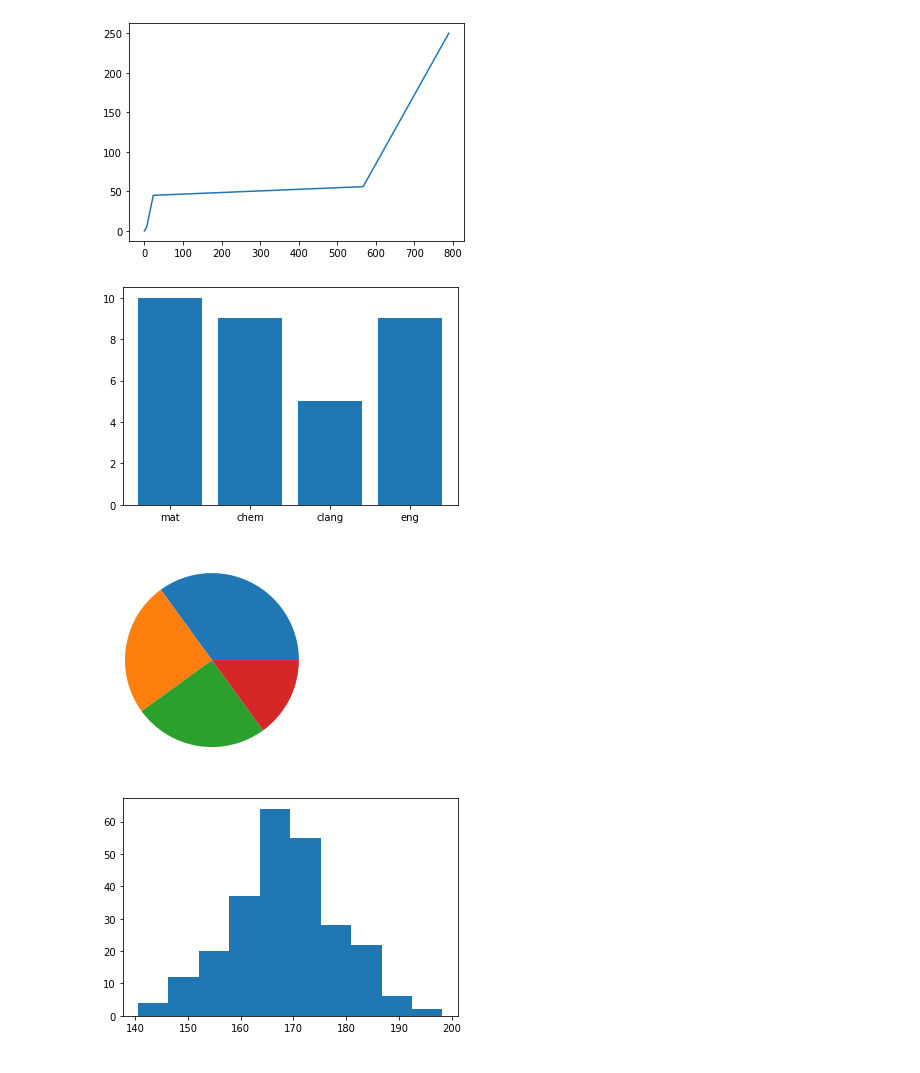
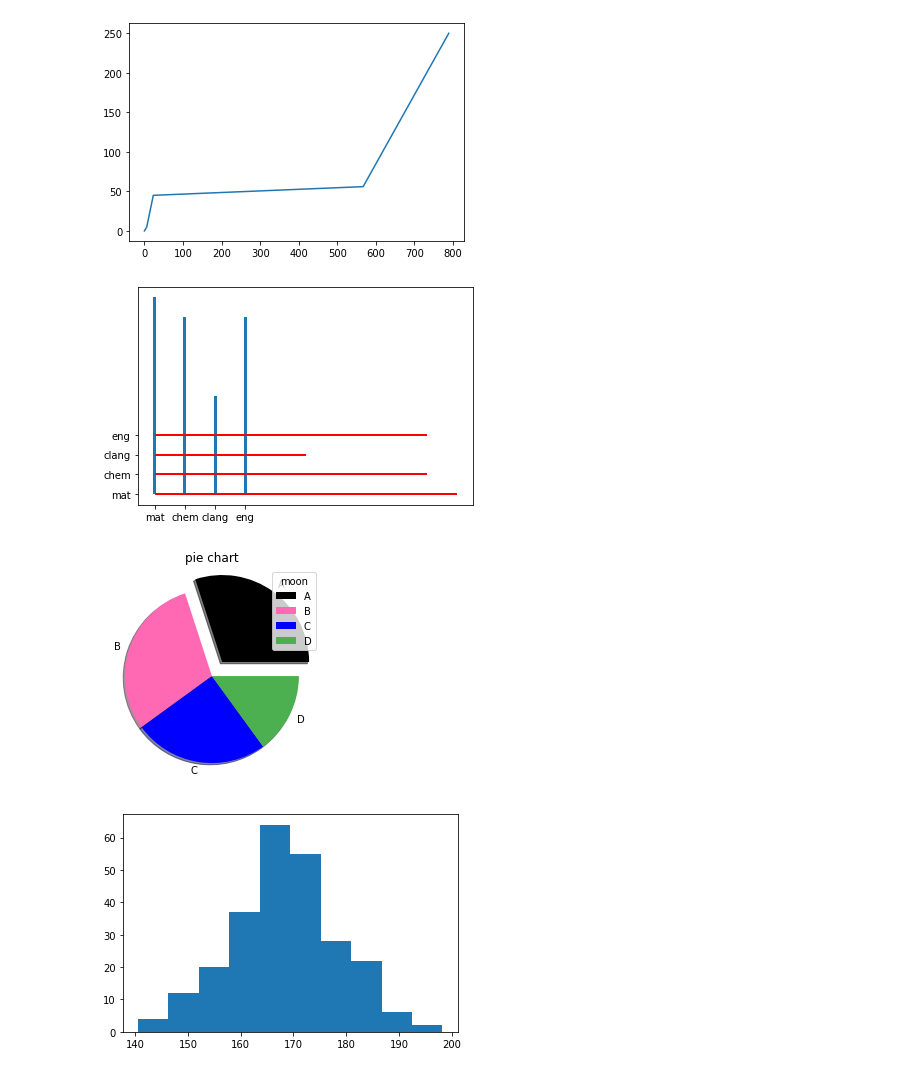
Before and after one commit to Nivedita-325/python-practice, a Jupyter notebook: Python_Matplotlib.ipynb, the cells around one changed output. Cells and saved outputs as stored; diff of their text form; code cells hidden in the pictures.

```diff
--- a/Python_Matplotlib.ipynb
+++ b/Python_Matplotlib.ipynb
@@ -14,24 +14,30 @@ plt.show()
 # %%
 import matplotlib.pyplot as plt
 import numpy as np
 
 x = np.array(["mat", "chem", "clang", "eng"])
 y = np.array([10, 9, 5, 9])
 
-plt.bar(x,y)
+plt.bar(x,y, width = 0.1)
+plt.barh(x, y,color = "red", height = 0.1)
 plt.show()
 # %% [output]
-[figure, old version]
+[figure, new version]
 # %%
 import matplotlib.pyplot as plt
 import numpy as np
+x=  np.array(['A','B','C','D'])
+y = np.array([30, 30, 25, 15])
+myexplode = [0.2, 0, 0, 0]
+mycolors = ["black", "hotpink", "b", "#4CAF50"]
 
-y = np.array([35, 25, 25, 15])
 
-plt.pie(y)
+plt.pie(y,labels=x,explode = myexplode,shadow=True,colors=mycolors)
+plt.title("pie chart")
+plt.legend(title="moon")
 plt.show()
 # %% [output]
-[figure, old version]
+[figure, new version]
 # %%
 import matplotlib.pyplot as plt
 import numpy as np
```
Also changed, not shown: parts of 4 cells of this notebook.
